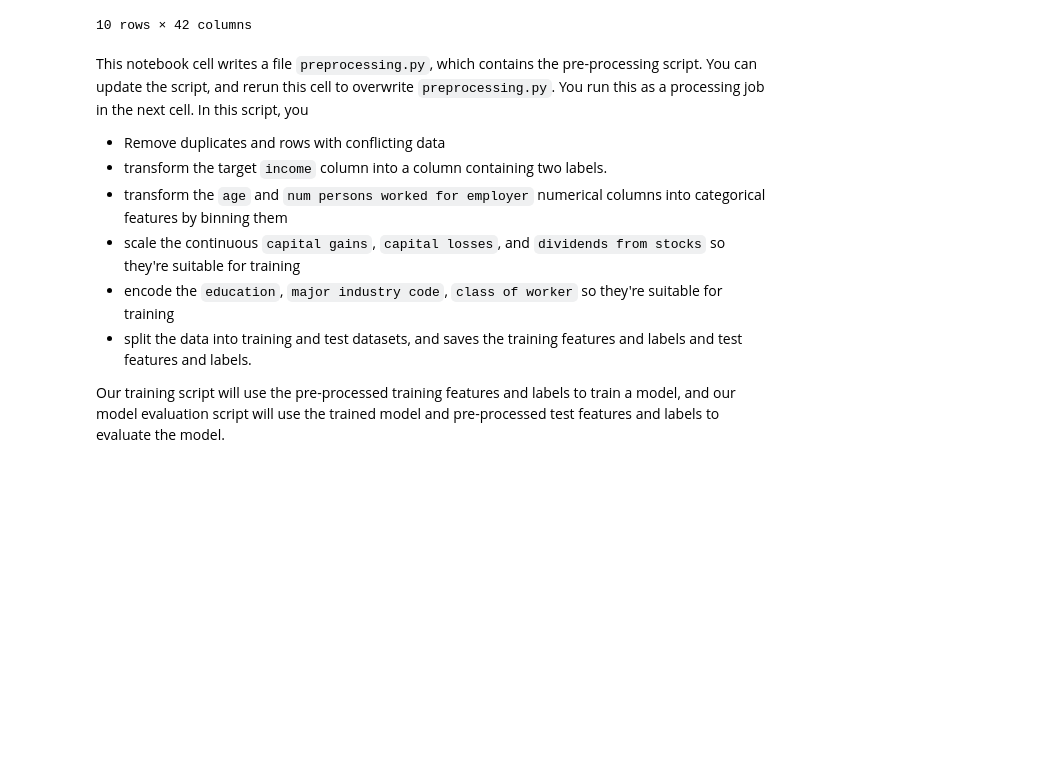
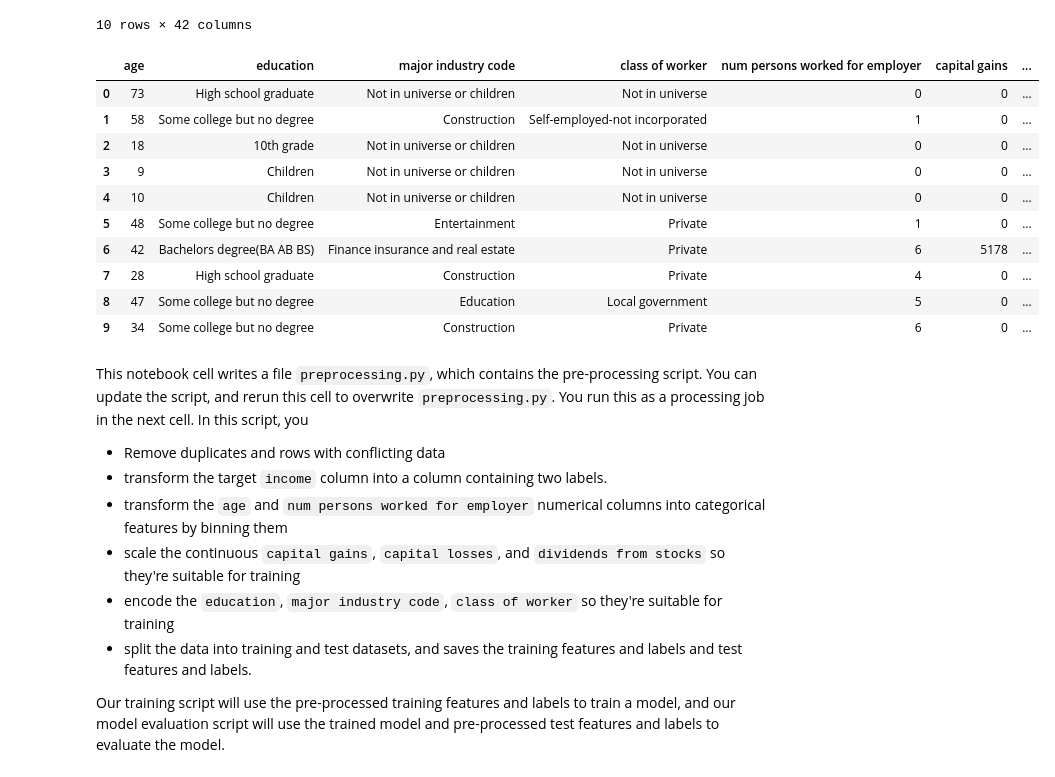
Before and after one commit to yihyap/sagemaker-workshop, a Jupyter notebook: 05-processing-job/processing-job-instructor.ipynb, the cells around one changed output. Drawn from its saved outputs; the diff is of its cells as text; code cells hidden in the pictures; blank space fills up the shorter version.

```diff
--- a/05-processing-job/processing-job-instructor.ipynb
+++ b/05-processing-job/processing-job-instructor.ipynb
@@ -60,6 +60,23 @@ s3://sagemaker-sample-data-ap-southeast-1/processing/census/census-income.csv
 | 8 | 47 | Local government | 43 | 26 | Some college but no degree | 876 | ... |
 | 9 | 34 | Private | 4 | 37 | Some college but no degree | 0 | ... |
 10 rows × 42 columns
+# %%
+columns = ['age', 'education', 'major industry code', 'class of worker', 'num persons worked for employer',
+           'capital gains', 'capital losses', 'dividends from stocks', 'income']
+
+df[columns]
+# %% [output]
+|  | age | education | major industry code | class of worker | num persons worked for employer | capital gains | ... |
+| 0 | 73 | High school graduate | Not in universe or children | Not in universe | 0 | 0 | ... |
+| 1 | 58 | Some college but no degree | Construction | Self-employed-not incorporated | 1 | 0 | ... |
+| 2 | 18 | 10th grade | Not in universe or children | Not in universe | 0 | 0 | ... |
+| 3 | 9 | Children | Not in universe or children | Not in universe | 0 | 0 | ... |
+| 4 | 10 | Children | Not in universe or children | Not in universe | 0 | 0 | ... |
+| 5 | 48 | Some college but no degree | Entertainment | Private | 1 | 0 | ... |
+| 6 | 42 | Bachelors degree(BA AB BS) | Finance insurance and real estate | Private | 6 | 5178 | ... |
+| 7 | 28 | High school graduate | Construction | Private | 4 | 0 | ... |
+| 8 | 47 | Some college but no degree | Education | Local government | 5 | 0 | ... |
+| 9 | 34 | Some college but no degree | Construction | Private | 6 | 0 | ... |
 # %% [markdown]
 This notebook cell writes a file `preprocessing.py`, which contains the pre-processing script. You can update the script, and rerun this cell to overwrite `preprocessing.py`. You run this as a processing job in the next cell. In this script, you
 
```
Also changed, not shown: parts of 9 cells of this notebook, 1 other file.
